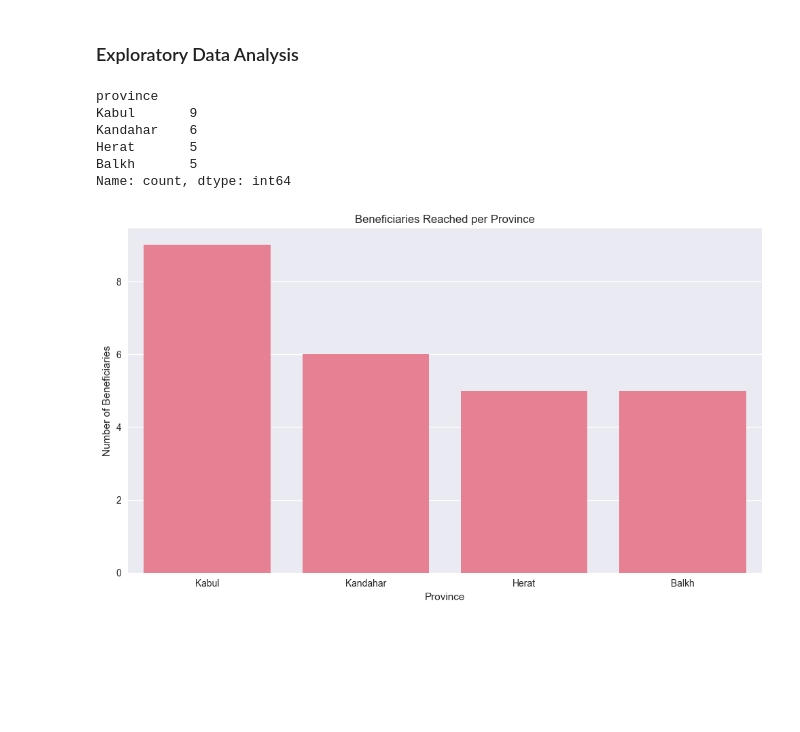
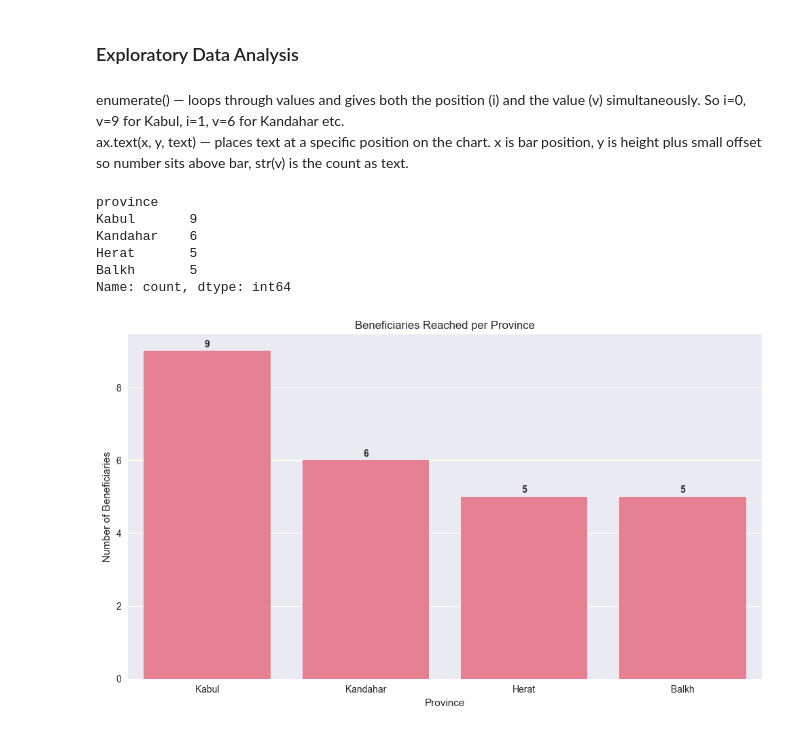
Before and after one commit to Muzhgan-shams/data-analytics, a Jupyter notebook: notebooks/eda002.ipynb, the cells around one changed output. Drawn from its saved outputs; the diff is of its cells as text; code cells hidden in the pictures; blank space fills up the shorter version.

Commit message:
refactor: add explicit numbers on the top of each bar

```diff
--- a/notebooks/eda002.ipynb
+++ b/notebooks/eda002.ipynb
@@ -229,24 +229,32 @@ monthly_income_usd           float64
 dtype: object
 # %% [markdown]
 ### Exploratory Data Analysis
+# %% [markdown]
+enumerate() — loops through values and gives both the position (i) and the value (v) simultaneously. So i=0, v=9 for Kabul, i=1, v=6 for Kandahar etc.
+ax.text(x, y, text) — places text at a specific position on the chart. x is bar position, y is height plus small offset so number sits above bar, str(v) is the count as text.
 # %%
 # Count beneficiaries per province
 province_counts = df_clean['province'].value_counts()
 print(province_counts)
 
 # Visualize
 plt.figure()
-sns.barplot(x=province_counts.index, y=province_counts.values)
+ax = sns.barplot(x=province_counts.index, y=province_counts.values)
+
+# Add numbers on top of bars
+for i, v in enumerate(province_counts.values):
+    ax.text(i, v + 0.1, str(v), ha='center', fontweight='bold')
+
 plt.title('Beneficiaries Reached per Province')
 plt.xlabel('Province')
 plt.ylabel('Number of Beneficiaries')
 plt.tight_layout()
 plt.show()
 # %% [output]
 province
 Kabul       9
 Kandahar    6
 Herat       5
 Balkh       5
 Name: count, dtype: int64
-[figure, old version]
+[figure, new version]
```
